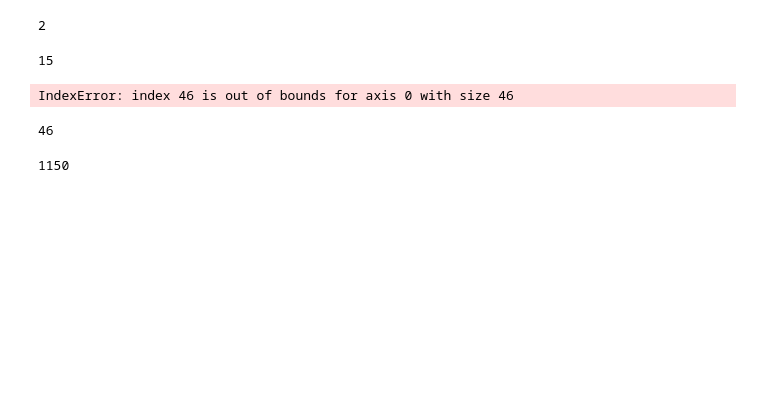
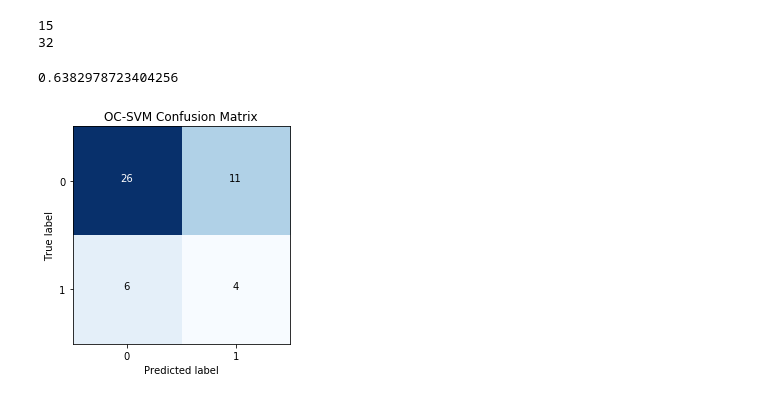
Before and after one commit to fengchechecheche/UAVAnomalyDetection, a Jupyter notebook: oc_svm_analysis.ipynb, the cells around one changed output. Drawn from its saved outputs; the diff is of its cells as text; code cells hidden in the pictures; blank space fills up the shorter version.

```diff
--- a/oc_svm_analysis.ipynb
+++ b/oc_svm_analysis.ipynb
@@ -43,15 +42,15 @@ svm_obj = svm.OneClassSVM(
 # 10 Samples are Non-failure
 # 37 are Failure
 x_np = x_data.to_numpy()
-print(x_np.ndim)
 y_pred = svm_obj.fit(x_np).predict(x_np)
-# %% [output]
-2
 # %%
 n_error_outliers = y_pred[y_pred == 1].size
 print(n_error_outliers)
+n_error_inliers = y_pred[y_pred == -1].size
+print(n_error_inliers)
 # %% [output]
 15
+32
 # %%
 # Helper functions to get error types and performance statistics
 def get_accuracy(y_truth, y_est, sample_size):
@@ -68,13 +67,38 @@ def get_accuracy(y_truth, y_est, sample_size):
     return acc
 # %%
 acc = get_accuracy(y_data, y_pred, y_data.size)
+print(acc)
 # %% [output]
-IndexError: index 46 is out of bounds for axis 0 with size 46
+0.6382978723404256
-# %%
-y_pred.size
-# %% [output]
-46
-# %%
-x_np.size
-# %% [output]
-1150
+# %%
+# Take -1 to 0 to be sklearn compatible
+
+# Get Confusion matrix plot
+def plot_cm(ax, y_true, y_pred, classes, title, th=0.5, cmap=plt.cm.Blues):
+    y_pred_labels = (y_pred>th).astype(int)
+
+    cm = confusion_matrix(y_true, y_pred_labels)
+
+    im = ax.imshow(cm, interpolation='nearest', cmap=cmap)
+    ax.set_title(title)
+
+    tick_marks = np.arange(len(classes))
+    ax.set_xticks(tick_marks)
+    ax.set_yticks(tick_marks)
+    ax.set_xticklabels(classes)
+    ax.set_yticklabels(classes)
+
+    thresh = cm.max() / 2.
+    for i, j in itertools.product(range(cm.shape[0]), range(cm.shape[1])):
+        ax.text(j, i, cm[i, j],
+                 horizontalalignment="center",
+                 color="white" if cm[i, j] > thresh else "black")
+    ax.set_ylabel('True label')
+    ax.set_xlabel('Predicted label')
+
+y_data_new = np.where(np.array(y_data)==-1,0,1)
+y_pred_new = np.where(np.array(y_pred)==-1,0, 1)
+fig1, ax1 = plt.subplots()
+plot_cm(ax1, y_data_new, y_pred_new, [0, 1], "OC-SVM Confusion Matrix")
+# %% [output]
+[figure, added]
```
Also changed, not shown: parts of 2 cells of this notebook.
